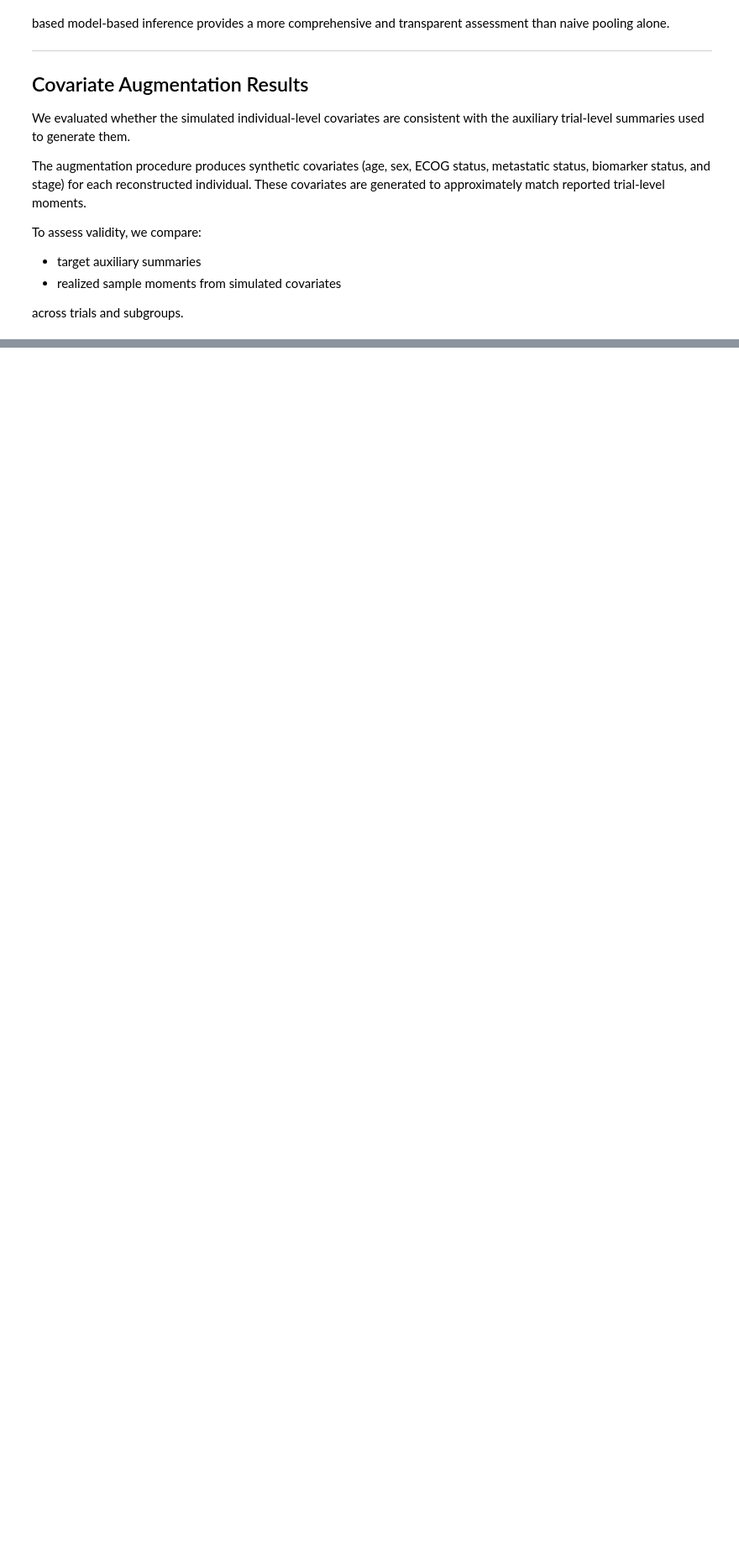
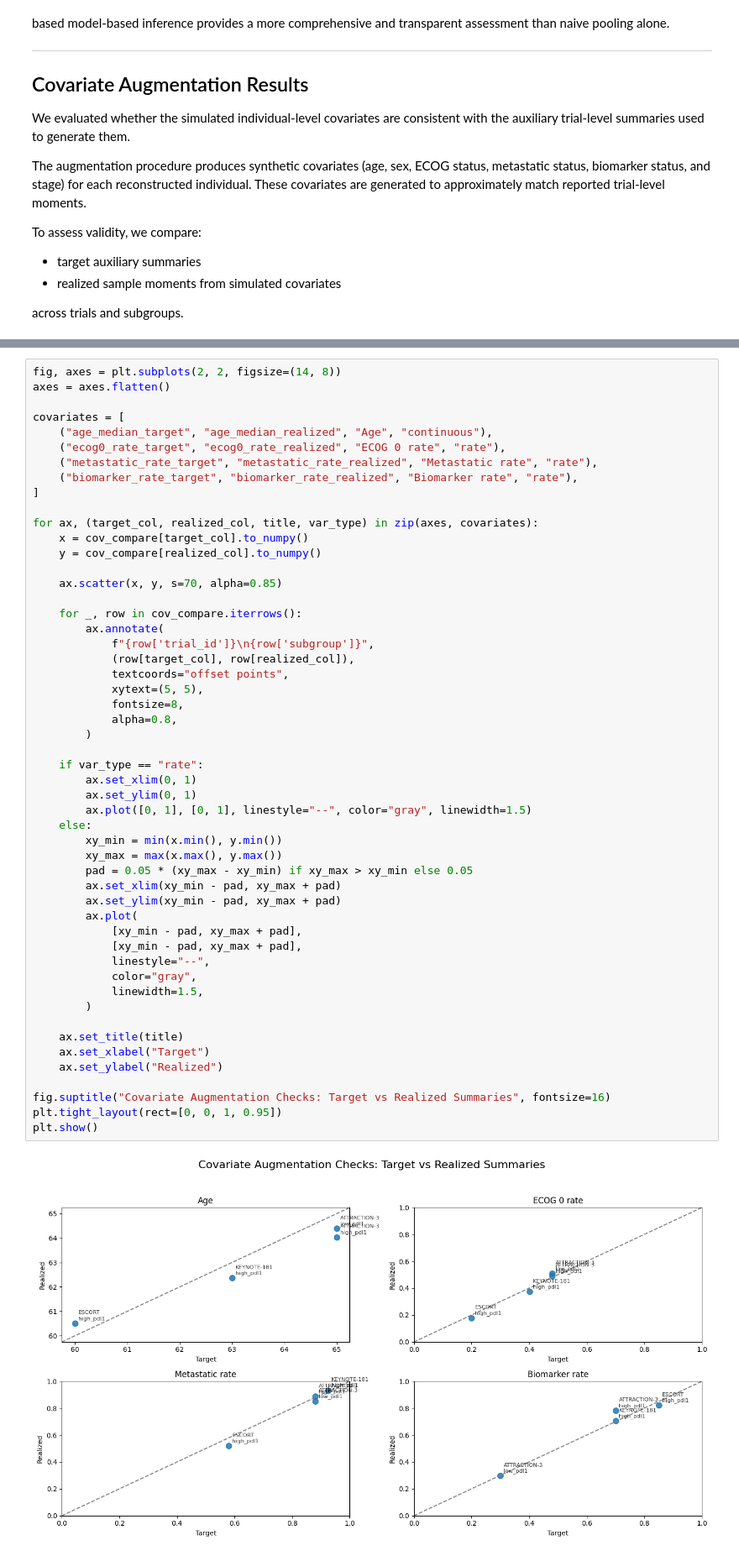
Before and after one commit to JonathanMa03/NPBS-project-MaZhu, a Jupyter notebook: notebooks/08_results_discussion.ipynb, the cells around one changed output, grey strips where cells are left out. Shown at 84% size. Drawn from its saved outputs; the diff is of its cells as text; blank space fills up the shorter version.

Commit message:
oops accidentally compared a median to a mean

```diff
--- a/notebooks/08_results_discussion.ipynb
+++ b/notebooks/08_results_discussion.ipynb
@@ -221,3 +199,57 @@ plt.show()
+# %%
+fig, axes = plt.subplots(2, 2, figsize=(14, 8))
+axes = axes.flatten()
+
+covariates = [
+    ("age_median_target", "age_median_realized", "Age", "continuous"),
+    ("ecog0_rate_target", "ecog0_rate_realized", "ECOG 0 rate", "rate"),
+    ("metastatic_rate_target", "metastatic_rate_realized", "Metastatic rate", "rate"),
+    ("biomarker_rate_target", "biomarker_rate_realized", "Biomarker rate", "rate"),
+]
+
+for ax, (target_col, realized_col, title, var_type) in zip(axes, covariates):
+    x = cov_compare[target_col].to_numpy()
+    y = cov_compare[realized_col].to_numpy()
+
+    ax.scatter(x, y, s=70, alpha=0.85)
+
+    for _, row in cov_compare.iterrows():
+        ax.annotate(
+            f"{row['trial_id']}\n{row['subgroup']}",
+            (row[target_col], row[realized_col]),
+            textcoords="offset points",
+            xytext=(5, 5),
+            fontsize=8,
+            alpha=0.8,
+        )
+
+    if var_type == "rate":
+        ax.set_xlim(0, 1)
+        ax.set_ylim(0, 1)
+        ax.plot([0, 1], [0, 1], linestyle="--", color="gray", linewidth=1.5)
+    else:
+        xy_min = min(x.min(), y.min())
+        xy_max = max(x.max(), y.max())
+        pad = 0.05 * (xy_max - xy_min) if xy_max > xy_min else 0.05
+        ax.set_xlim(xy_min - pad, xy_max + pad)
+        ax.set_ylim(xy_min - pad, xy_max + pad)
+        ax.plot(
+            [xy_min - pad, xy_max + pad],
+            [xy_min - pad, xy_max + pad],
+            linestyle="--",
+            color="gray",
+            linewidth=1.5,
+        )
+
+    ax.set_title(title)
+    ax.set_xlabel("Target")
+    ax.set_ylabel("Realized")
+
+fig.suptitle("Covariate Augmentation Checks: Target vs Realized Summaries", fontsize=16)
+plt.tight_layout(rect=[0, 0, 1, 0.95])
+plt.show()
+# %% [output]
+[figure, added]
 # %% [markdown]
 ### Covariate Augmentation Validation
 
```
Also changed, not shown: parts of 2 cells of this notebook, 6 other files.
